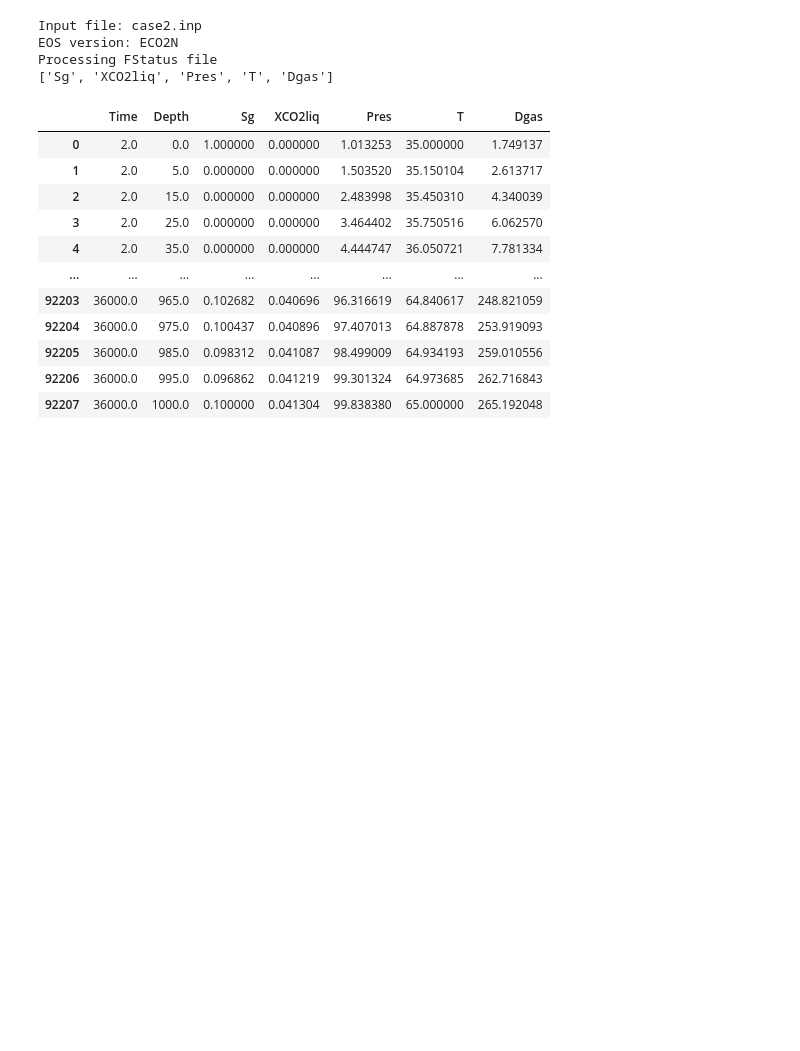
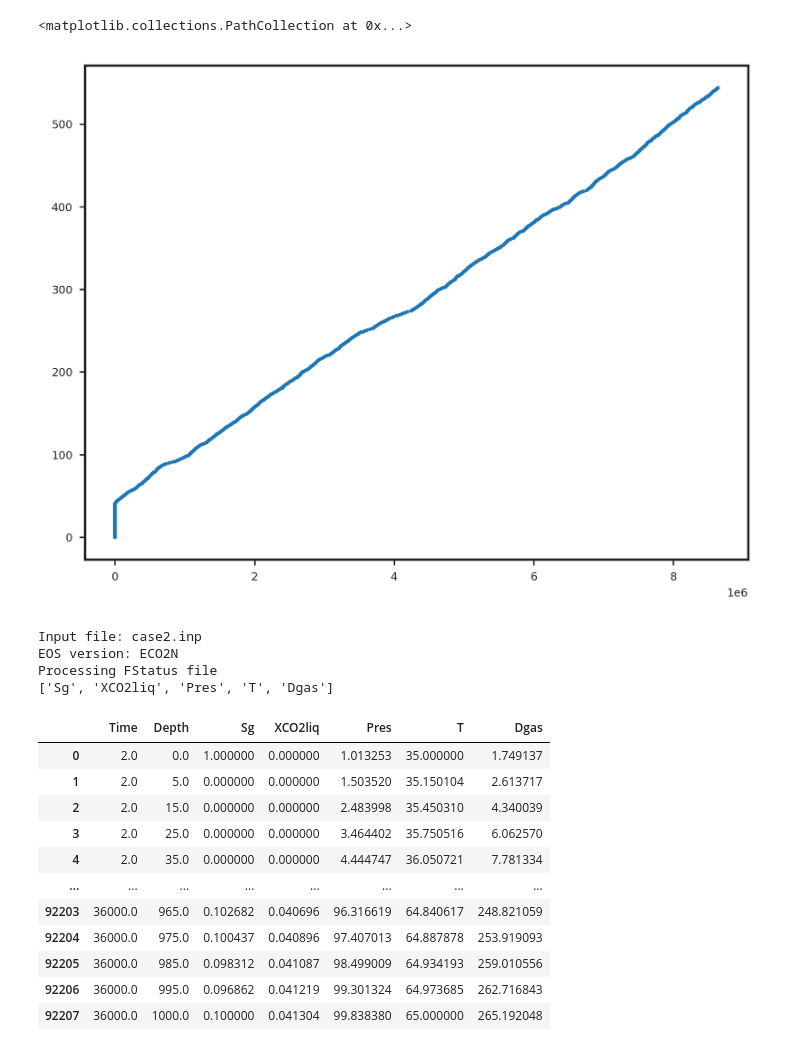
Before and after one commit to equinor/T2Well_post, a Jupyter notebook: plot_T2Well_files.ipynb, the cells around one changed output. Saved outputs shown, nothing was run; the diff lists cells and outputs as text; code cells hidden in the pictures; blank space fills up the shorter version.

```diff
--- a/plot_T2Well_files.ipynb
+++ b/plot_T2Well_files.ipynb
@@ -74,3 +144,19 @@ Processing fstatus_test_55bar10C_ 1 file
+# %%
+ip_file = fnames_map['fstatus']
+
+
+var, df = read_FStatus(ip_file, EOS)
+
+
+fig, ax = plt.subplots()
+
+time_steps = df.Time.drop_duplicates()
+time_index = np.arange(time_steps.shape[0])
+
+ax.scatter(time_steps, time_index, s=1)
+# %% [output]
+<matplotlib.collections.PathCollection at 0x...>
+[figure, added]
 # %%
 os.chdir(old_path)
 path = '/scratch/SCS/gpb/T2WELL/T2Well_post/sample_files/sample_T2Well_ECO2N/'
```
Also changed, not shown: parts of 6 cells of this notebook, 1 other file.
